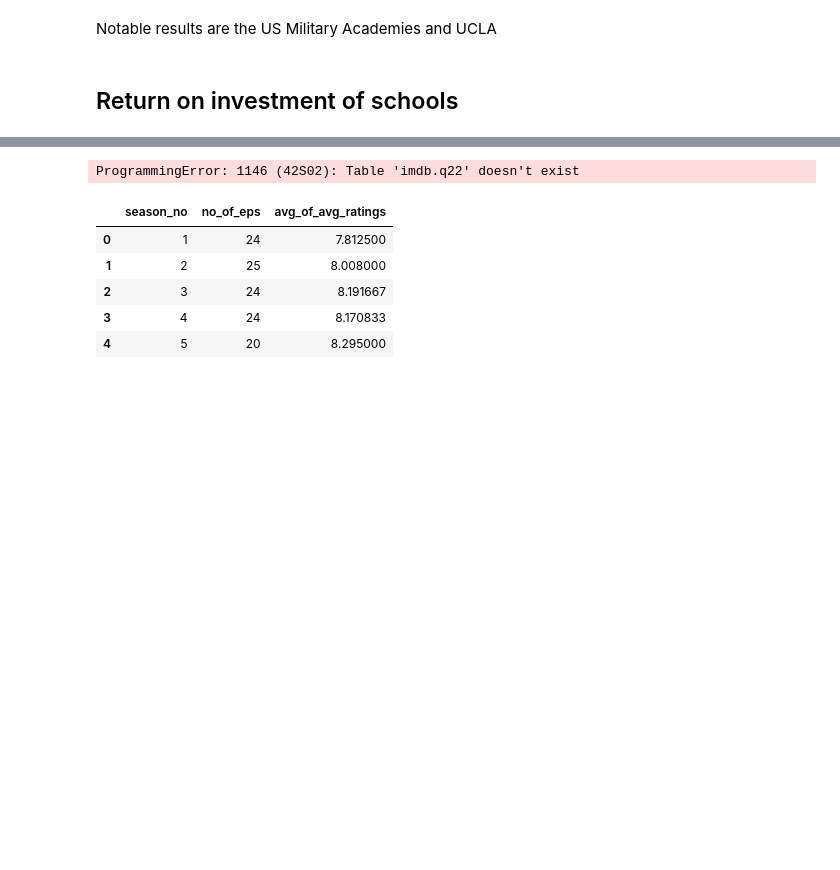
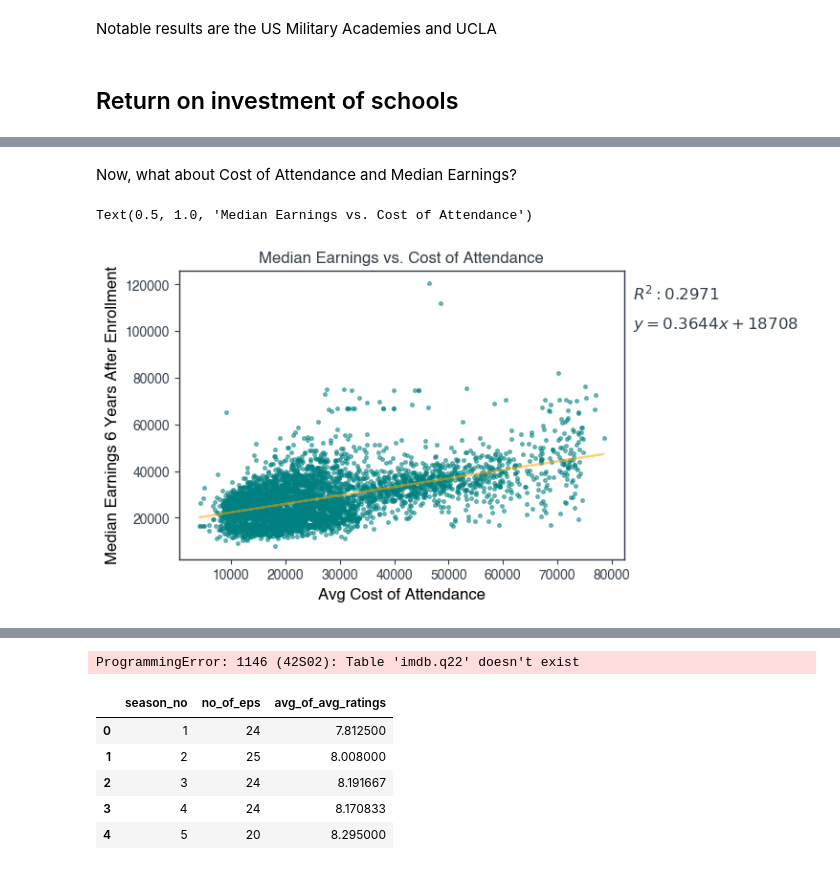
Before and after one commit to AndrewYu743/College-Programs, a Jupyter notebook: College_data_visualization.ipynb, the cells around one changed output, grey strips where cells are left out. Saved outputs shown, nothing was run; the diff lists cells and outputs as text; code cells hidden in the pictures; blank space fills up the shorter version.

```diff
--- a/College_data_visualization.ipynb
+++ b/College_data_visualization.ipynb
@@ -203,0 +242,26 @@ ORDER BY Q22.season_number;"""
+# %% [markdown]
+Now, what about Cost of Attendance and Median Earnings?
+# %%
+x = df['avg_cost']
+y = df['med_earn']
+plt.scatter(x, y, s=7, alpha=0.5, c='teal')
+
+df1 = df[df.med_earn < 100000] #remove the outliers
+x = df1['avg_cost']
+y = df1['med_earn']
+m, b = np.polyfit(x, y, 1)
+plt.plot(x, m*x + b, c='orange', alpha=0.5)
+
+corr_matrix = np.corrcoef(x, y)
+r2 = corr_matrix[0,1] ** 2
+plt.annotate(f'$R^{2}: {r2:.4f}$', xy=(1.02,.9),xycoords='axes fraction',
+             fontsize=fs)
+plt.annotate(f'$y = {m:.4f}x + {b:.0f}$', xy=(1.02,.8),xycoords='axes fraction',
+             fontsize=fs)
+
+plt.xlabel('Avg Cost of Attendance', fontsize=fs)
+plt.ylabel('Median Earnings 6 Years After Enrollment', fontsize=fs)
+plt.title('Median Earnings vs. Cost of Attendance', fontsize=fs)
+# %% [output]
+Text(0.5, 1.0, 'Median Earnings vs. Cost of Attendance')
+[figure, added]
```
Also changed, not shown: parts of 29 cells of this notebook, 1 other file.
